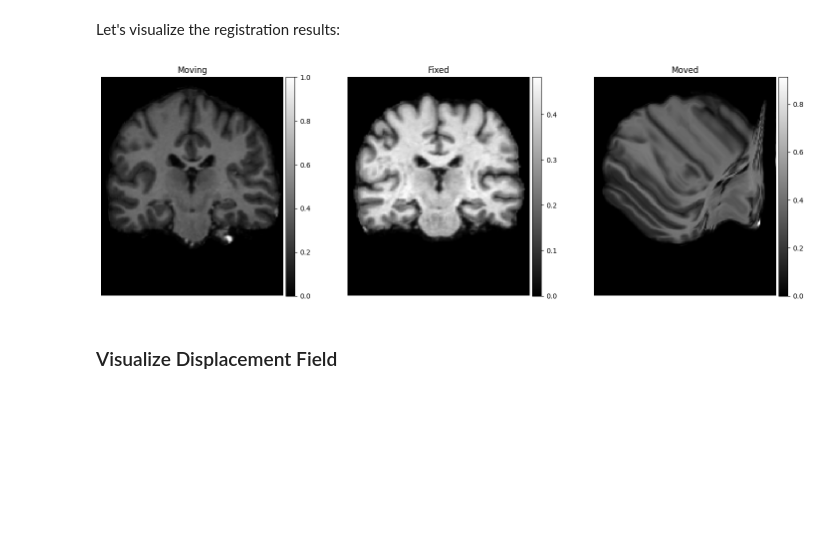
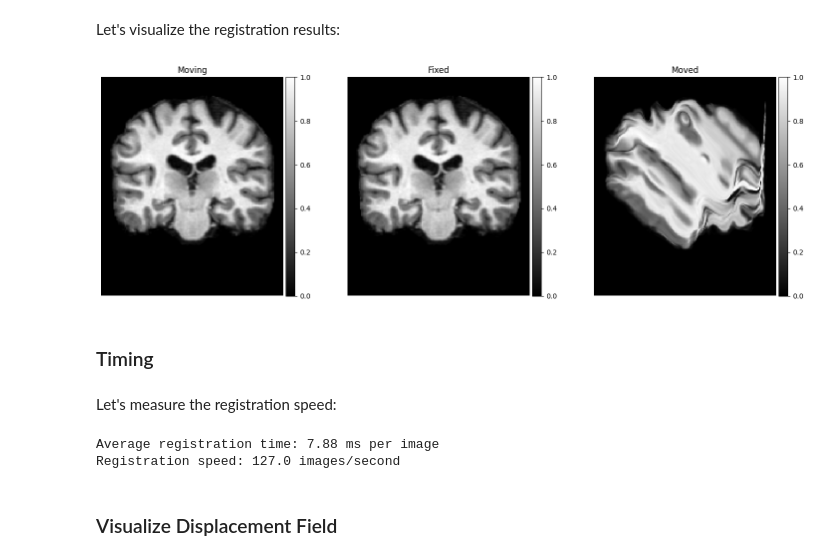
Before and after one commit to viper010404/VoxelMorphProject, a Jupyter notebook: pytorch_vxm_oasis_demo.ipynb, the cells around one changed output. Cells and saved outputs as stored; diff of their text form; code cells hidden in the pictures; blank space fills up the shorter version.

```diff
--- a/pytorch_vxm_oasis_demo.ipynb
+++ b/pytorch_vxm_oasis_demo.ipynb
@@ -58,6 +58,21 @@ nb_vis = 5
 idx = np.random.choice(x_train.shape[0], nb_vis, replace=False)
 example_brains = [x_train[i, ...] for i in idx]
 
+# Visualize images, scaling each between 0 and 1
+def normalize_image(img):
+    min_val = img.min()
+    max_val = img.max()
+    if max_val > min_val:
+        return (img - min_val) / (max_val - min_val)
+    else:
+        return img * 0
+
+# Normalize to 0-1 range for consistent colorbar scaling
+example_brains_normalized = []
+for brain in example_brains:
+    brain_norm = normalize_image(brain)
+    example_brains_normalized.append(brain_norm)
+
 # Visualize
-ne.plot.slices(example_brains, cmaps=['gray'], do_colorbars=True);
+ne.plot.slices(example_brains_normalized, cmaps=['gray'], do_colorbars=True);
 # %% [output]
@@ -161,7 +174,8 @@ vxm_model = vxm.nn.models.VxmPairwise(
     source_channels=1,
     target_channels=1,
     spatial_shape=vol_shape,
-    nb_features=nb_features
+    nb_features=nb_features,
+    integration_steps=0,
 )
 
 # Move model to device
@@ -389,16 +382,41 @@ Let's visualize the registration results:
 # %%
 # Move tensors to CPU for visualization
 moving_img = val_moving[0, 0].cpu().numpy()
 fixed_img = val_fixed[0, 0].cpu().numpy()
 moved_img = val_moved[0, 0].cpu().numpy()
 velocity_field = val_velocity[0].cpu().numpy()
 
-# Visualize images
-images = [moving_img, fixed_img, moved_img]
+images = [normalize_image(moving_img), normalize_image(fixed_img), normalize_image(moved_img)]
+
 titles = ['Moving', 'Fixed', 'Moved']
 ne.plot.slices(images, titles=titles, cmaps=['gray'], do_colorbars=True);
 # %% [output]
-[figure, old version]
+[figure, new version]
+# %% [markdown]
+### Timing
+# %% [markdown]
+Let's measure the registration speed:
+# %%
+# Warm-up
+with torch.no_grad():
+    _ = vxm_model(val_moving, val_fixed, return_warped=True)
+
+# Time multiple runs
+num_runs = 100
+start_time = time.time()
+
+with torch.no_grad():
+    for _ in range(num_runs):
+        _ = vxm_model(val_moving, val_fixed, return_warped=True)
+
+elapsed = time.time() - start_time
+ms_per_registration = (elapsed / num_runs) * 1000
+
+print(f'Average registration time: {ms_per_registration:.2f} ms per image')
+print(f'Registration speed: {1000/ms_per_registration:.1f} images/second')
+# %% [output]
+Average registration time: 7.88 ms per image
+Registration speed: 127.0 images/second
 # %% [markdown]
 ### Visualize Displacement Field
 # %% [markdown]
```
Also changed, not shown: parts of 11 cells of this notebook.
